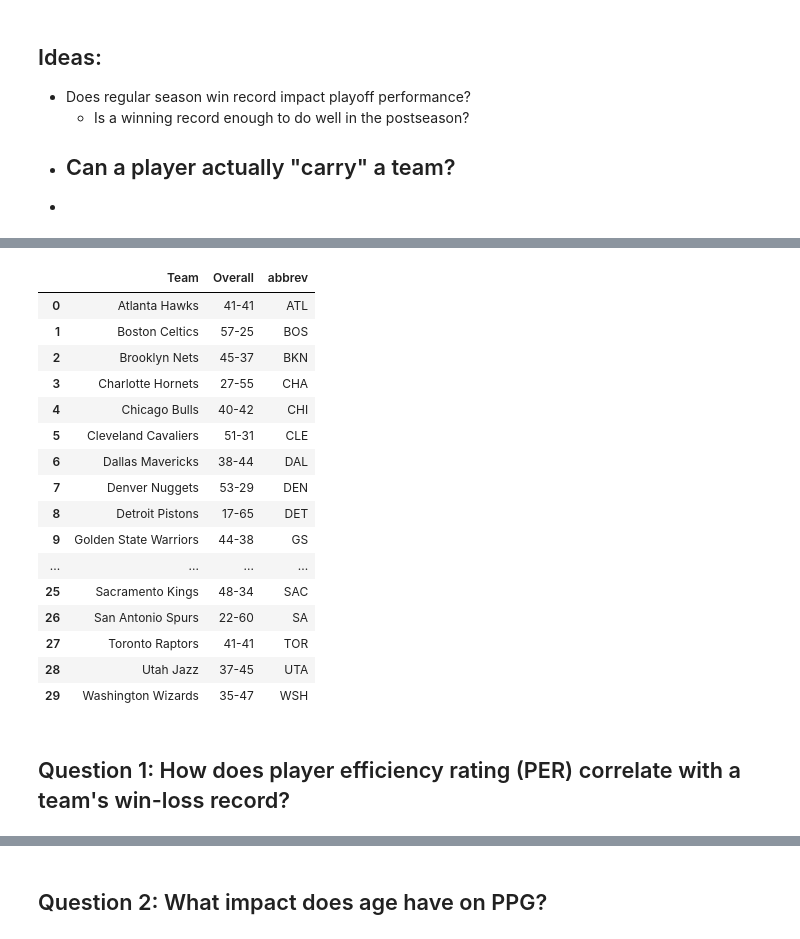
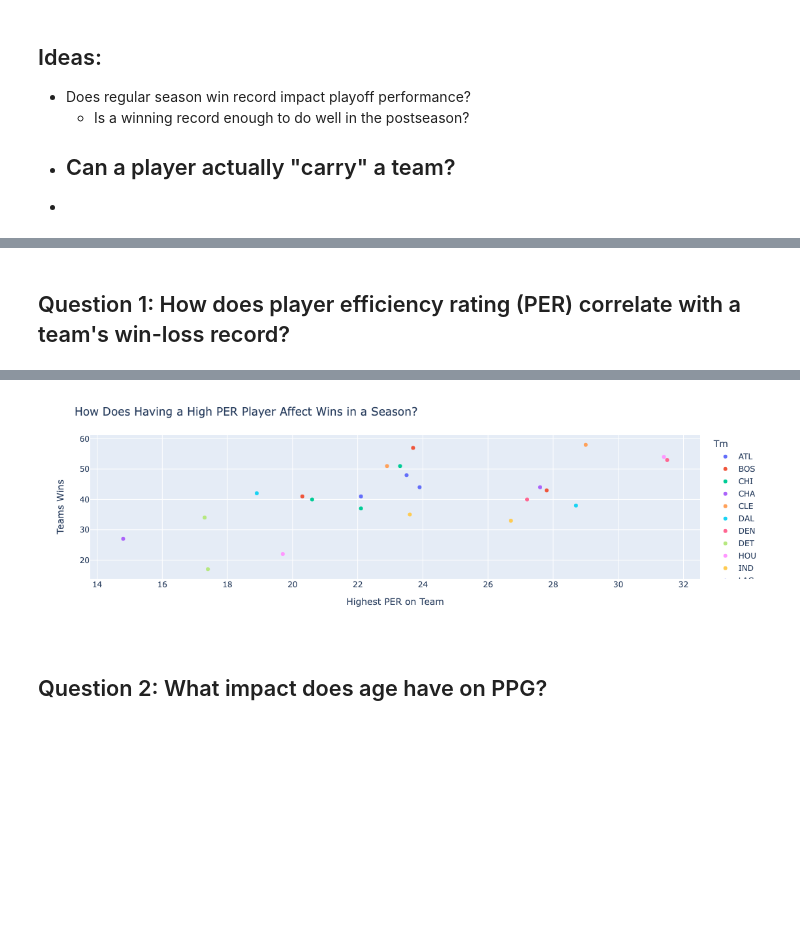
Before and after one commit to lynathaniel/cse163-project, a Jupyter notebook: basketball.ipynb, the cells around one changed output, grey strips where cells are left out. Cells and saved outputs as stored; diff of their text form; code cells hidden in the pictures; blank space fills up the shorter version.

```diff
--- a/basketball.ipynb
+++ b/basketball.ipynb
@@ -76,47 +41,27 @@ abbreviations.loc[abbreviations["abbrev"] == "NO", "name"] = "New Orleans Pelica
 abbreviations.loc[abbreviations["abbrev"] == "CHA", "name"] = "Charlotte Hornets"
 
 teams = teams.merge(abbreviations, left_on="Team", right_on="name", how="outer")
-teams.drop(columns=["name", "Rk"])
+teams.drop(columns=["name", "Rk"], inplace=True)
-# %% [output]
-|  | Team | Overall | abbrev |
-| 0 | Atlanta Hawks | 41-41 | ATL |
-| 1 | Boston Celtics | 57-25 | BOS |
-| 2 | Brooklyn Nets | 45-37 | BKN |
-| 3 | Charlotte Hornets | 27-55 | CHA |
-| 4 | Chicago Bulls | 40-42 | CHI |
-| 5 | Cleveland Cavaliers | 51-31 | CLE |
-| 6 | Dallas Mavericks | 38-44 | DAL |
-| 7 | Denver Nuggets | 53-29 | DEN |
-| 8 | Detroit Pistons | 17-65 | DET |
-| 9 | Golden State Warriors | 44-38 | GS |
-| ... | ... | ... | ... |
-| 25 | Sacramento Kings | 48-34 | SAC |
-| 26 | San Antonio Spurs | 22-60 | SA |
-| 27 | Toronto Raptors | 41-41 | TOR |
-| 28 | Utah Jazz | 37-45 | UTA |
-| 29 | Washington Wizards | 35-47 | WSH |
 # %% [markdown]
 ## Question 1: How does player efficiency rating (PER) correlate with a team's win-loss record?
 # %%
-model = LinearRegression()
-# display(per)
-
 teams[["wins", "losses"]] = teams["Overall"].str.split("-", expand=True).astype(int)
 # teams["W/L Ratio"] = round((teams["wins"] / (teams["losses"] + teams["wins"])), 2)
 # WL = teams["W/L Ratio"]
 #display(teams)
 
 top_players = per.groupby("Tm")["PER"].max().reset_index()
 top_players.loc[top_players["Tm"] == "CHO", "Tm"] = "CHA"
 top_players = pd.merge(top_players, teams[["abbrev", "wins"]], left_on="Tm", right_on="abbrev")
 top_players.drop(columns="abbrev", inplace=True)
 
 required_columns = ["Tm", "PER", "wins"]
 assert all(column in top_players.columns for column in required_columns), "Missing columns"
 
 pxo.scatter(top_players, x = "PER", y = "wins", color="Tm").update_layout(xaxis_title = "Highest PER on Team", yaxis_title = "Teams Wins", title="How Does Having a High PER Player Affect Wins in a Season?")
 # %% [output]
 [interactive output not drawn]
+[figure, added]
 # %% [markdown]
 ## Question 2: What impact does age have on PPG?
 # %%
```
Also changed, not shown: parts of 4 cells of this notebook.
